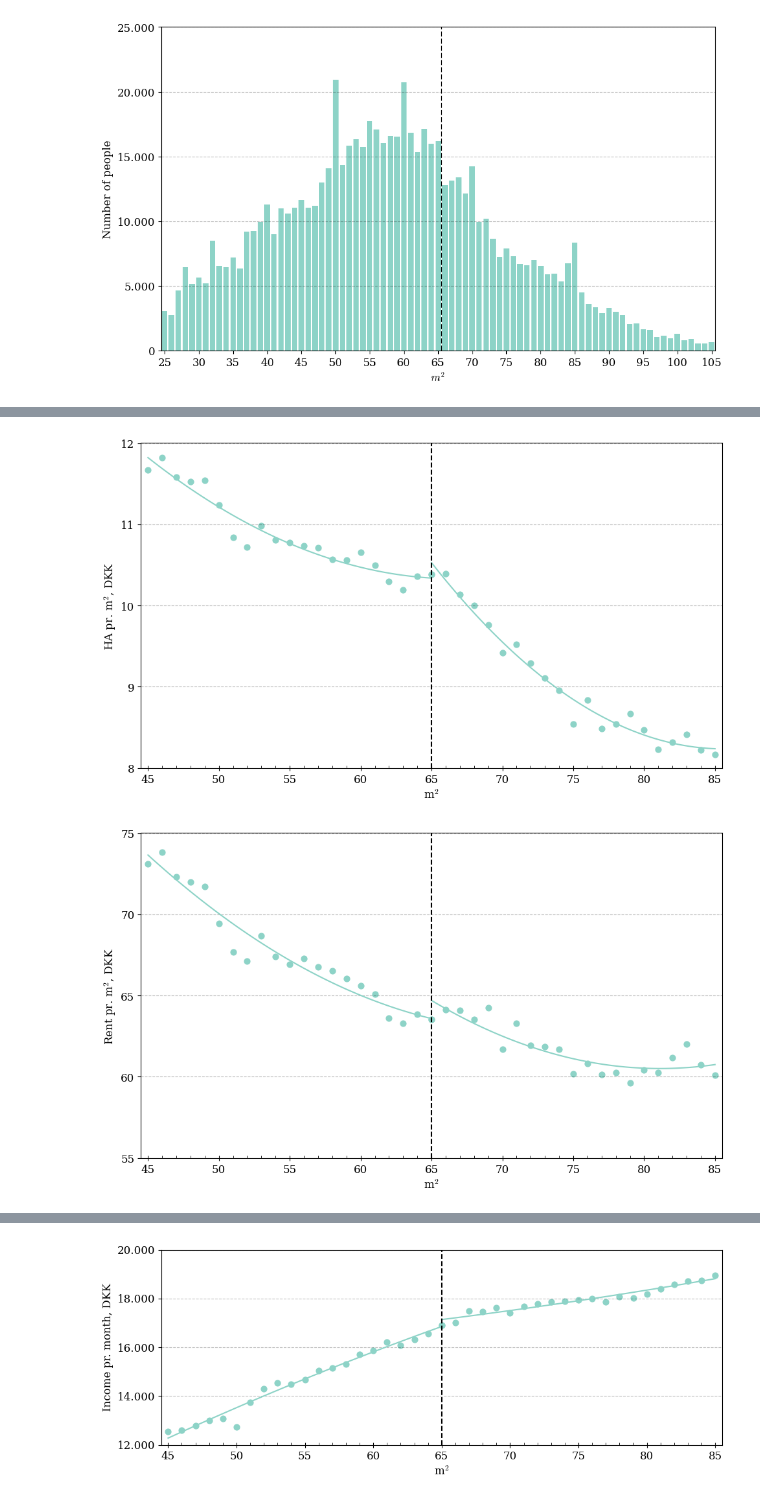
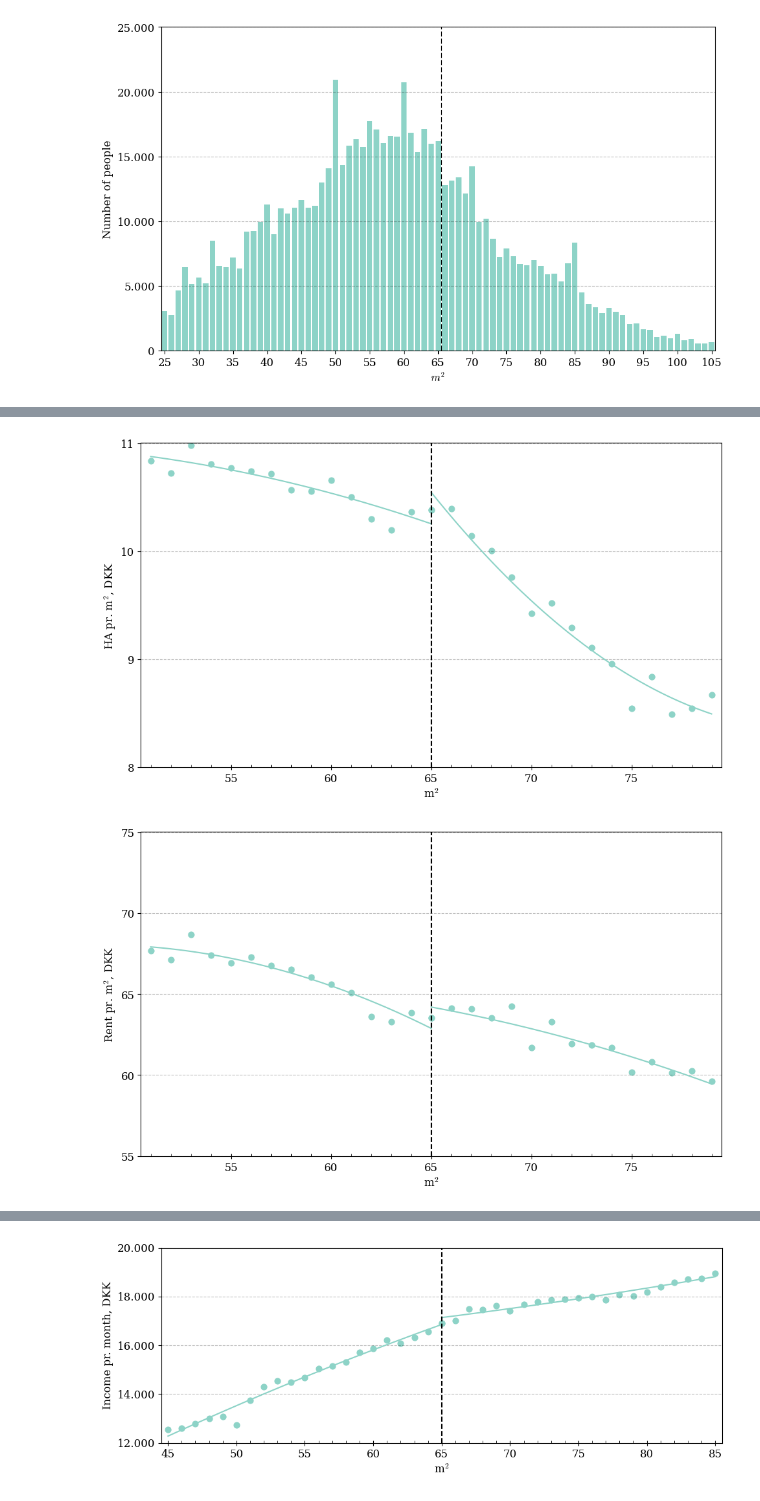
Before and after one commit to HansHoltenAndersen/Bachelor, a Jupyter notebook: Plots.ipynb, the cells around one changed output, grey strips where cells are left out. Drawn from its saved outputs; the diff is of its cells as text; code cells hidden in the pictures.

```diff
--- a/Plots.ipynb
+++ b/Plots.ipynb
@@ -162,7 +254,7 @@ plt.show()
 # %%
 # First stage plot with polynomial (p=2) fits
 
-bw = 20
+bw = 14
 
 # --- 1. Subset for RD window (55–75 sqm, change if needed) ---
 df_left = df[(df['sqm'] >= 65 - bw) & (df['sqm'] <= 65)].copy()
@@ -214,40 +306,40 @@ plt.plot(xL, yL, color = colors[0])
 # Right polynomial line
 xR = np.linspace(df_right['sqm'].min(), df_right['sqm'].max(), 100)
 yR = a_R + b_R1*xR + b_R2*xR**2
 plt.plot(xR, yR, color = colors[0])
 
 # --- Cutoff line ---
 cut = 65  # halfway between bins
 plt.axvline(x=cut, linestyle='--', color='black')
 
 # Formatting
 plt.xlabel('m$^2$')
 plt.ylabel('HA pr. m$^2$, DKK')
 plt.title('')
 
 #x-axis ticks
 plt.xlim(65 - bw - .5, 65 + bw + 0.5)
 ax = plt.gca()
 ax.xaxis.set_major_locator(ticker.MultipleLocator(5))
 ax.xaxis.set_minor_locator(ticker.MultipleLocator(1))
 ax.tick_params(axis='x', which='major', length=6, direction='inout')   # long ticks
 ax.tick_params(axis='x', which='minor', length=3, direction='in')   # short ticks
 
 #y-axis ticks
-plt.ylim(8, 12)
-plt.yticks(np.arange(8, 12.01, 1))
+plt.ylim(8, 11)
+plt.yticks(np.arange(8, 11.01, 1))
 
 # only horizontal lines
 plt.grid(axis='x')
 
 plt.tight_layout()
 plt.show()
 # %% [output]
-[figure, old version]
+[figure, new version]
 # %%
 # Reduced form with polynomial (p=2) fits
 
-bw = 20
+bw = 14
 
 # --- 1. Subset for RD window (55–75 sqm, change if needed) ---
 df_left = df[(df['sqm'] >= 65 - bw) & (df['sqm'] <= 65)].copy()
@@ -328,4 +420,4 @@ plt.grid(axis='x')
 plt.tight_layout()
 plt.show()
 # %% [output]
-[figure, old version]
+[figure, new version]
```
Also changed, not shown: parts of 15 cells of this notebook, 16 other files.
